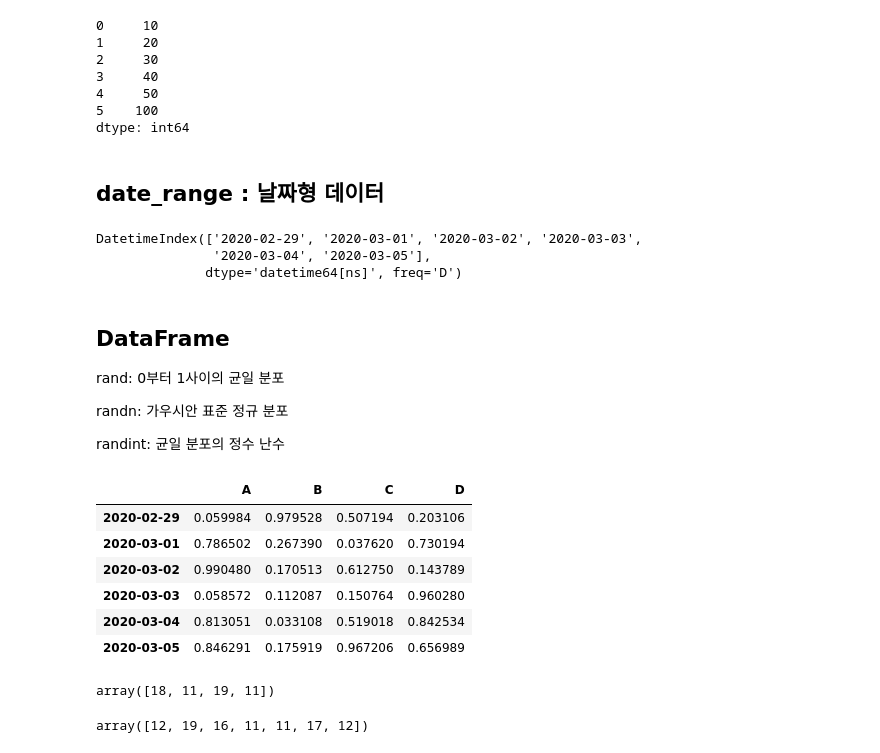
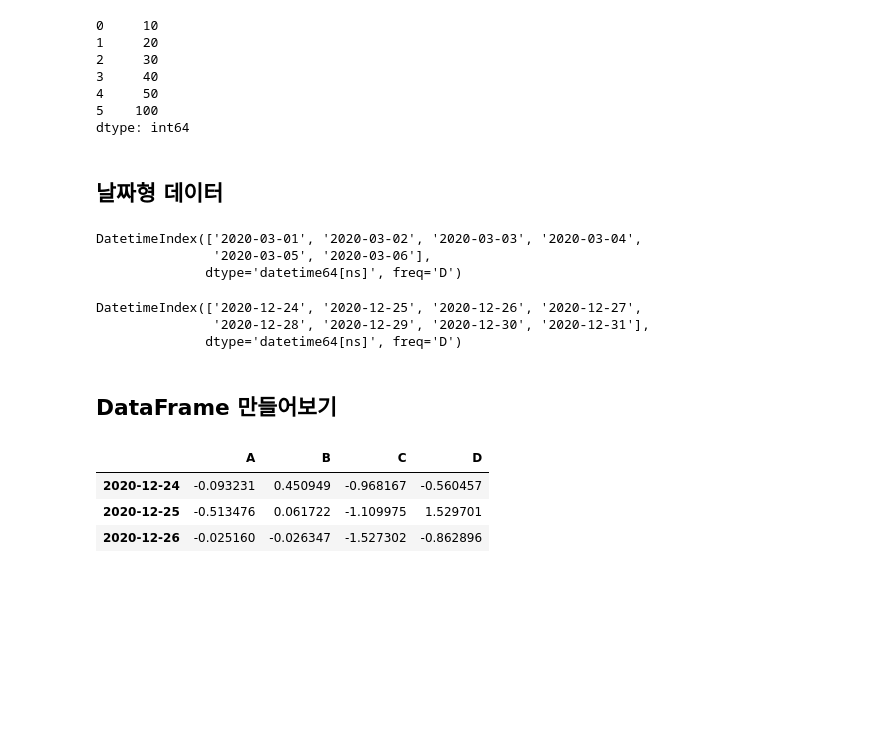
Before and after one commit to jinkyukim-me/python_data_science, a Jupyter notebook: cctv_in_seoul.ipynb, the cells around one changed output. Drawn from its saved outputs; the diff is of its cells as text; code cells hidden in the pictures; blank space fills up the shorter version.

```diff
--- a/cctv_in_seoul.ipynb
+++ b/cctv_in_seoul.ipynb
@@ -160,40 +210,34 @@ s
 5    100
 dtype: int64
 # %% [markdown]
-## date_range : 날짜형 데이터
+## 날짜형 데이터
 # %%
-date = pd.date_range('20200229', periods=6)
-date
+dates = pd.date_range('20200301', periods=6)
+dates
 # %% [output]
-DatetimeIndex(['2020-02-29', '2020-03-01', '2020-03-02', '2020-03-03',
-               '2020-03-04', '2020-03-05'],
+DatetimeIndex(['2020-03-01', '2020-03-02', '2020-03-03', '2020-03-04',
+               '2020-03-05', '2020-03-06'],
               dtype='datetime64[ns]', freq='D')
-# %% [markdown]
-## DataFrame
-rand: 0부터 1사이의 균일 분포
-
-randn: 가우시안 표준 정규 분포
-
-randint: 균일 분포의 정수 난수
+# %%
+dates_xmas = pd.date_range('20201224', periods=8)
+dates_xmas
+# %% [output]
+DatetimeIndex(['2020-12-24', '2020-12-25', '2020-12-26', '2020-12-27',
+               '2020-12-28', '2020-12-29', '2020-12-30', '2020-12-31'],
+              dtype='datetime64[ns]', freq='D')
+# %% [markdown]
+## DataFrame 만들어보기
 # %%
-df = pd.DataFrame(np.random.rand(6,4),
-                  index=date,
+# rand: 0부터 1사이의 균일 분포
+# randn: 가우시안 표준 정규 분포
+# randint: 균일 분포의 정수 난수
+df = pd.DataFrame(np.random.randn(8,4),
+                  index=dates_xmas,
                   columns=['A','B','C','D']
                  )
-df
+df.head(3)
 # %% [output]
 |  | A | B | C | D |
-| 2020-02-29 | 0.059984 | 0.979528 | 0.507194 | 0.203106 |
-| 2020-03-01 | 0.786502 | 0.267390 | 0.037620 | 0.730194 |
-| 2020-03-02 | 0.990480 | 0.170513 | 0.612750 | 0.143789 |
-| 2020-03-03 | 0.058572 | 0.112087 | 0.150764 | 0.960280 |
-| 2020-03-04 | 0.813051 | 0.033108 | 0.519018 | 0.842534 |
-| 2020-03-05 | 0.846291 | 0.175919 | 0.967206 | 0.656989 |
+| 2020-12-24 | -0.093231 | 0.450949 | -0.968167 | -0.560457 |
+| 2020-12-25 | -0.513476 | 0.061722 | -1.109975 | 1.529701 |
+| 2020-12-26 | -0.025160 | -0.026347 | -1.527302 | -0.862896 |
-# %%
-np.random.randint(10,20, size=4)
-# %% [output]
-array([18, 11, 19, 11])
-# %%
-np.random.randint(10,20, size=7)
-# %% [output]
-array([12, 19, 16, 11, 11, 17, 12])
```
Also changed, not shown: parts of 207 cells of this notebook.
